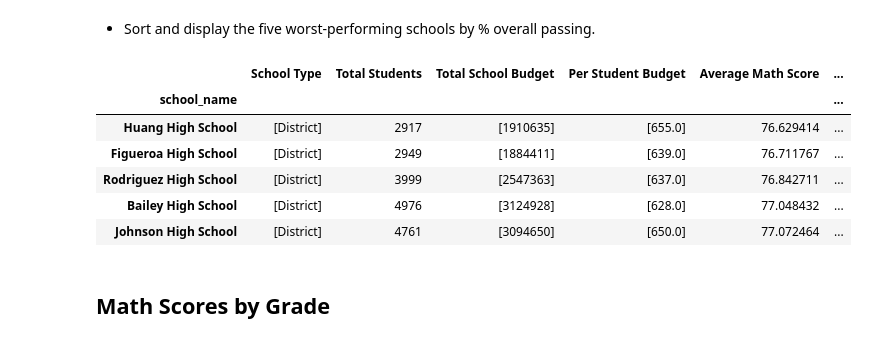
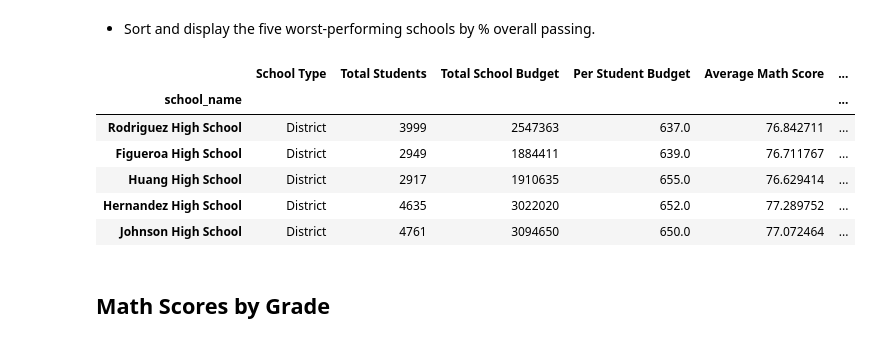
Before and after one commit to christypatrick/pandas-challenge, a Jupyter notebook: PyCity Schools/PyCitySchools_starter.ipynb, the cells around one changed output. Drawn from its saved outputs; the diff is of its cells as text; code cells hidden in the pictures.

```diff
--- a/PyCity Schools/PyCitySchools_starter.ipynb
+++ b/PyCity Schools/PyCitySchools_starter.ipynb
@@ -146,8 +146,8 @@ read_pass = school_data_complete[(school_data_complete["reading_score"] >= 70)]
 read_pass_per = read_pass.groupby(["school_name"]).count()["student_name"]/students_school*100
 
 #percentage of students who passed math and reading (% Overall Passing)
-school_pass = math_pass_per & read_pass_per
-avg_pass = (school_pass.mean()*100)
+overall_pass = school_data_complete[(school_data_complete["math_score"] >= 70) & (school_data_complete["reading_score"] >= 70)]
+overall_pass_per = overall_pass.groupby(["school_name"]).count()["student_name"]/students_school*100
 
 
 
@@ -160,7 +160,7 @@ school_summary_table = pd.DataFrame({"School Type": school_type,
                             "Average Reading Score": avg_read1,
                             "% Passing Math": math_pass_per,
                             "% Passing Reading": read_pass_per,
-                            "% Overall Passing": avg_pass})
+                            "% Overall Passing": overall_pass_per})
 
 school_summary_table["Total School Budget"] = pd.to_numeric(school_summary_table["Total School Budget"])
 school_summary_table
@@ -216,16 +202,16 @@ top_schools.head()
 # %% [markdown]
 * Sort and display the five worst-performing schools by % overall passing.
 # %%
-bottom_schools = school_summary_table.sort_values("Average Math Score")
+bottom_schools = school_summary_table.sort_values("% Overall Passing")
 bottom_schools.head()
 # %% [output]
 |  | School Type | Total Students | Total School Budget | Per Student Budget | Average Math Score | ... |
 | school_name |  |  |  |  |  | ... |
-| Huang High School | [District] | 2917 | [1910635] | [655.0] | 76.629414 | ... |
-| Figueroa High School | [District] | 2949 | [1884411] | [639.0] | 76.711767 | ... |
-| Rodriguez High School | [District] | 3999 | [2547363] | [637.0] | 76.842711 | ... |
-| Bailey High School | [District] | 4976 | [3124928] | [628.0] | 77.048432 | ... |
-| Johnson High School | [District] | 4761 | [3094650] | [650.0] | 77.072464 | ... |
+| Rodriguez High School | District | 3999 | 2547363 | 637.0 | 76.842711 | ... |
+| Figueroa High School | District | 2949 | 1884411 | 639.0 | 76.711767 | ... |
+| Huang High School | District | 2917 | 1910635 | 655.0 | 76.629414 | ... |
+| Hernandez High School | District | 4635 | 3022020 | 652.0 | 77.289752 | ... |
+| Johnson High School | District | 4761 | 3094650 | 650.0 | 77.072464 | ... |
 # %% [markdown]
 ## Math Scores by Grade
 # %% [markdown]
```
Also changed, not shown: parts of 13 cells of this notebook.
